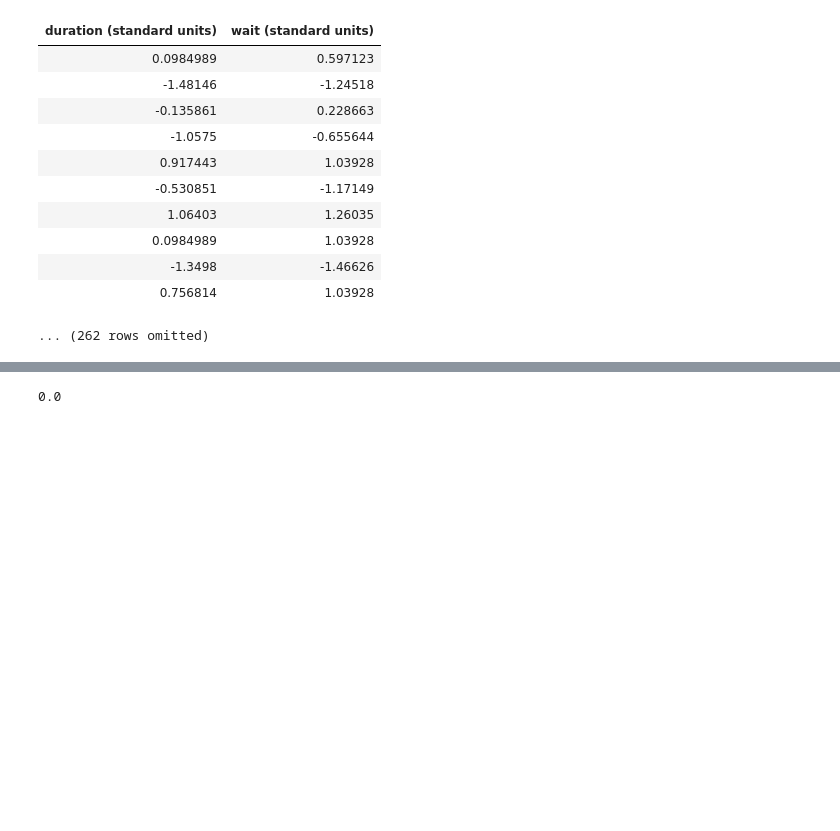
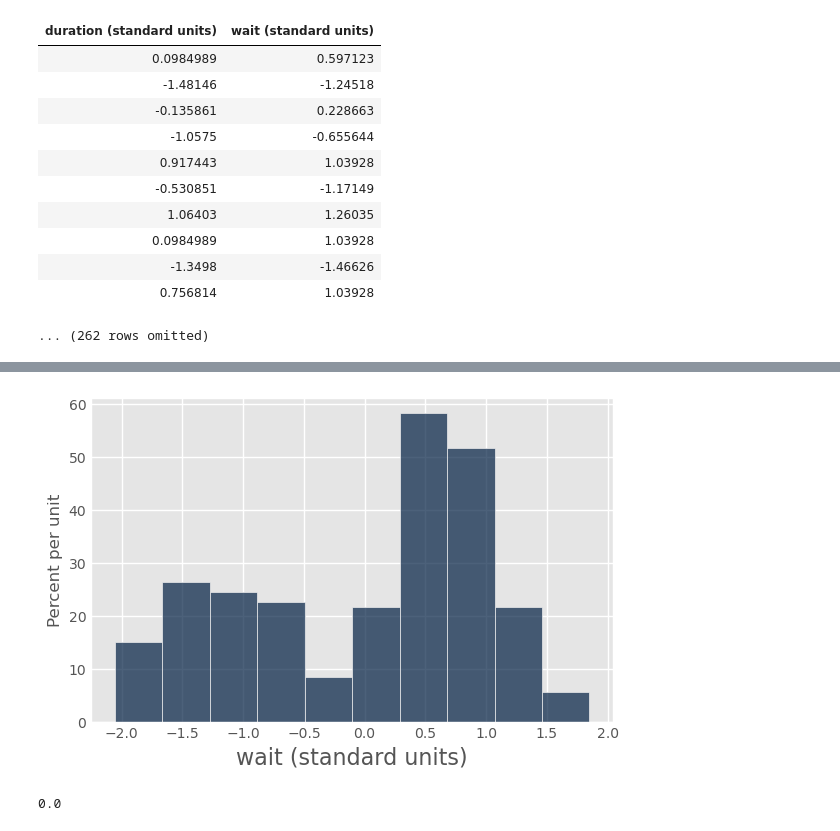
Before and after one commit to laserchemist/datascience, a Jupyter notebook: Fall 2024/Class_Examples/Class021_Regression.ipynb, the cells around one changed output, grey strips where cells are left out. Drawn from its saved outputs; the diff is of its cells as text; code cells hidden in the pictures; blank space fills up the shorter version.

```diff
--- a/Fall 2024/Class_Examples/Class021_Regression.ipynb
+++ b/Fall 2024/Class_Examples/Class021_Regression.ipynb
@@ -79 +83,5 @@ faithful_standard
+# %%
+faithful_standard.hist('wait (standard units)')
+# %% [output]
+[figure, added]
 # %%
```
Also changed, not shown: parts of 21 cells of this notebook, 1 other file.
